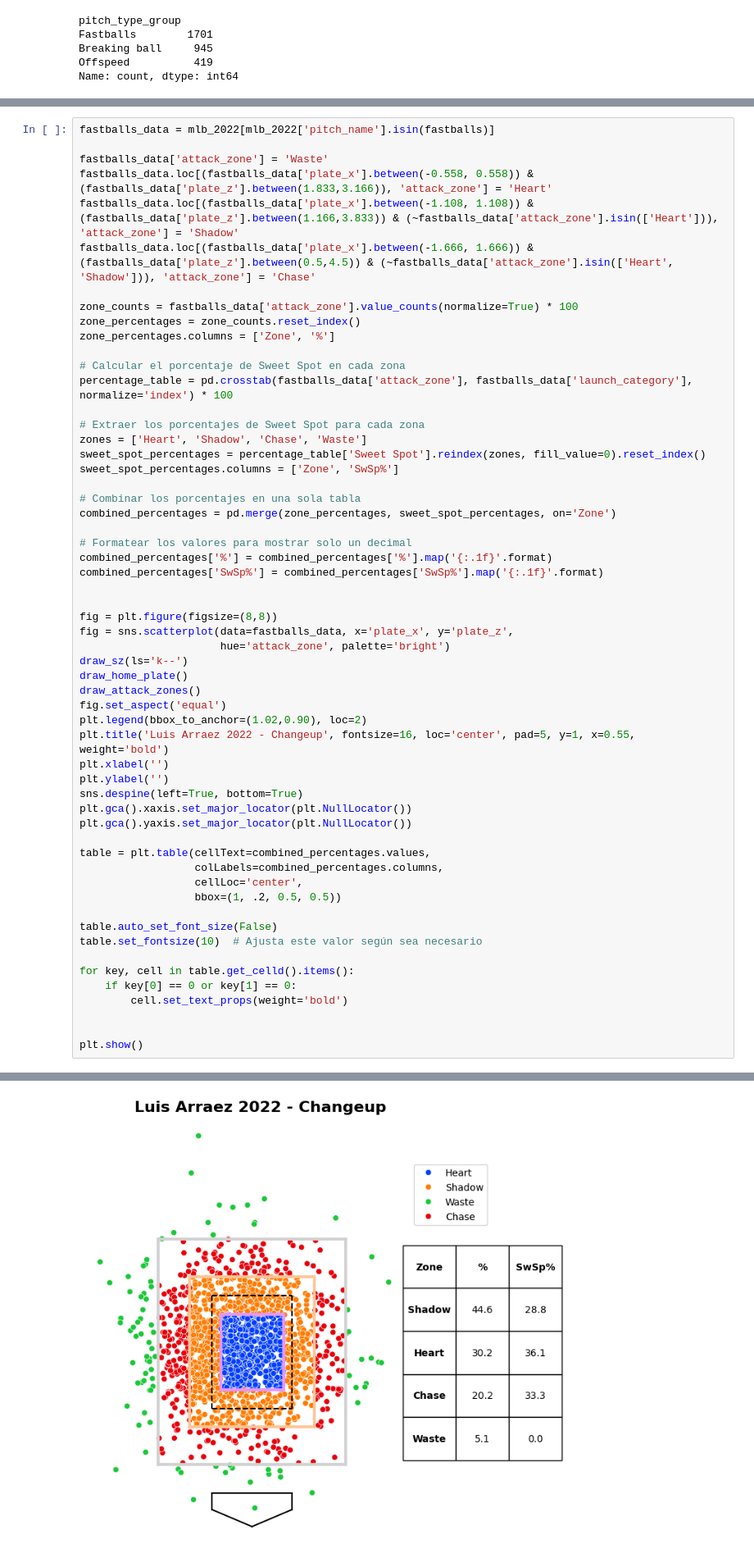
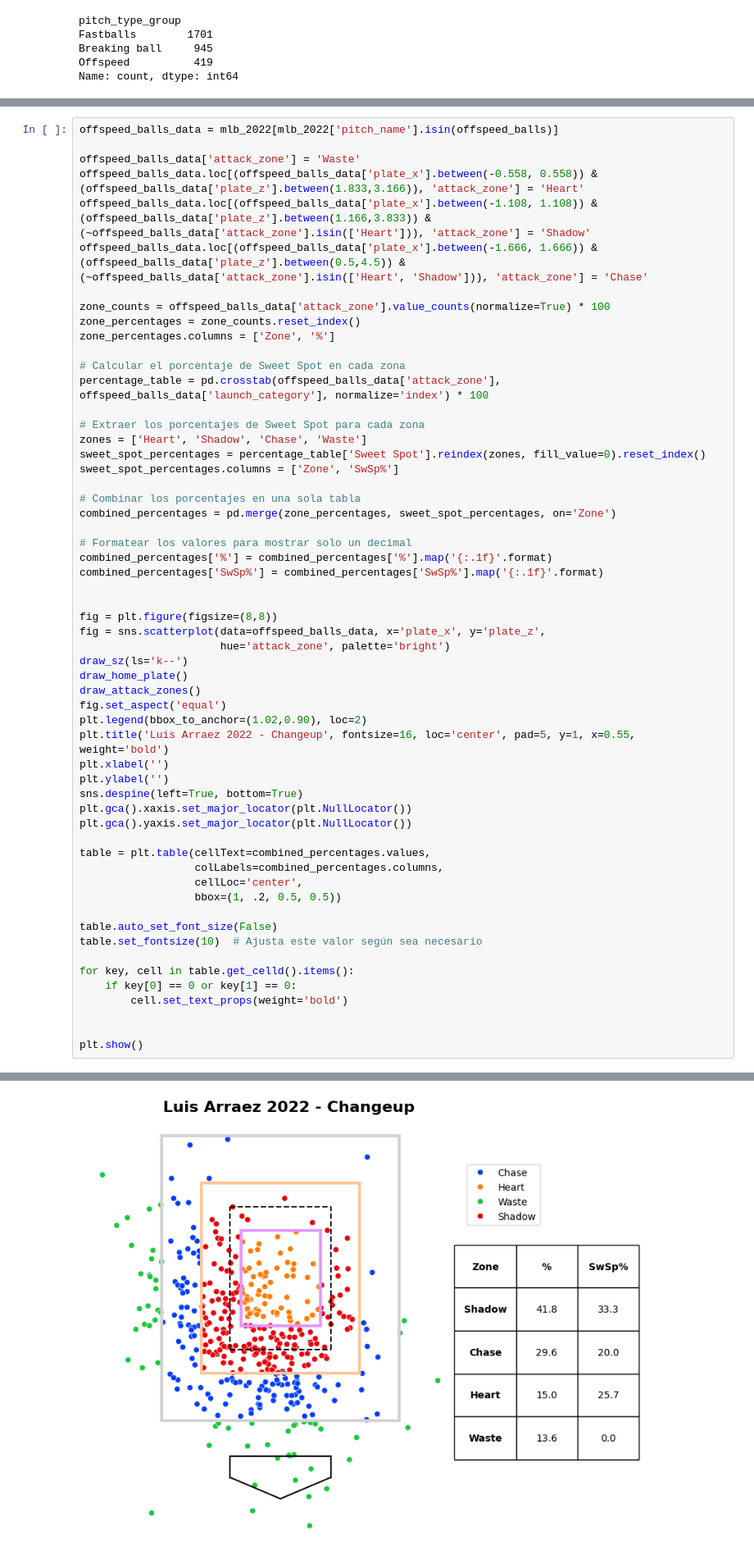
Before and after one commit to eme-eleuce/baseball-2022, a Jupyter notebook: arraez-22.23.ipynb, the cells around one changed output, grey strips where cells are left out. Shown: that part at 82% size. Saved outputs shown, nothing was run; the diff lists cells and outputs as text.

```diff
--- a/arraez-22.23.ipynb
+++ b/arraez-22.23.ipynb
@@ -311,19 +311,19 @@ def draw_attack_zones():
   plt.plot([1.666, 1.666], [0.5,4.5], color=(209/255, 209/255, 209/255), ls='-', lw=3)
   plt.plot([-1.666, 1.666], [4.5,4.5], color=(209/255, 209/255, 209/255), ls='-', lw=3)
 # %%
-fastballs_data = mlb_2022[mlb_2022['pitch_name'].isin(fastballs)]
+offspeed_balls_data = mlb_2022[mlb_2022['pitch_name'].isin(offspeed_balls)]
 
-fastballs_data['attack_zone'] = 'Waste'
-fastballs_data.loc[(fastballs_data['plate_x'].between(-0.558, 0.558)) & (fastballs_data['plate_z'].between(1.833,3.166)), 'attack_zone'] = 'Heart'
-fastballs_data.loc[(fastballs_data['plate_x'].between(-1.108, 1.108)) & (fastballs_data['plate_z'].between(1.166,3.833)) & (~fastballs_data['attack_zone'].isin(['Heart'])), 'attack_zone'] = 'Shadow'
-fastballs_data.loc[(fastballs_data['plate_x'].between(-1.666, 1.666)) & (fastballs_data['plate_z'].between(0.5,4.5)) & (~fastballs_data['attack_zone'].isin(['Heart', 'Shadow'])), 'attack_zone'] = 'Chase'
+offspeed_balls_data['attack_zone'] = 'Waste'
+offspeed_balls_data.loc[(offspeed_balls_data['plate_x'].between(-0.558, 0.558)) & (offspeed_balls_data['plate_z'].between(1.833,3.166)), 'attack_zone'] = 'Heart'
+offspeed_balls_data.loc[(offspeed_balls_data['plate_x'].between(-1.108, 1.108)) & (offspeed_balls_data['plate_z'].between(1.166,3.833)) & (~offspeed_balls_data['attack_zone'].isin(['Heart'])), 'attack_zone'] = 'Shadow'
+offspeed_balls_data.loc[(offspeed_balls_data['plate_x'].between(-1.666, 1.666)) & (offspeed_balls_data['plate_z'].between(0.5,4.5)) & (~offspeed_balls_data['attack_zone'].isin(['Heart', 'Shadow'])), 'attack_zone'] = 'Chase'
 
-zone_counts = fastballs_data['attack_zone'].value_counts(normalize=True) * 100
+zone_counts = offspeed_balls_data['attack_zone'].value_counts(normalize=True) * 100
 zone_percentages = zone_counts.reset_index()
 zone_percentages.columns = ['Zone', '%']
 
 # Calcular el porcentaje de Sweet Spot en cada zona
-percentage_table = pd.crosstab(fastballs_data['attack_zone'], fastballs_data['launch_category'], normalize='index') * 100
+percentage_table = pd.crosstab(offspeed_balls_data['attack_zone'], offspeed_balls_data['launch_category'], normalize='index') * 100
 
 # Extraer los porcentajes de Sweet Spot para cada zona
 zones = ['Heart', 'Shadow', 'Chase', 'Waste']
@@ -339,7 +339,7 @@ combined_percentages['SwSp%'] = combined_percentages['SwSp%'].map('{:.1f}'.forma
 
 
 fig = plt.figure(figsize=(8,8))
-fig = sns.scatterplot(data=fastballs_data, x='plate_x', y='plate_z',
+fig = sns.scatterplot(data=offspeed_balls_data, x='plate_x', y='plate_z',
                       hue='attack_zone', palette='bright')
 draw_sz(ls='k--')
 draw_home_plate()
@@ -376,2 +376,2 @@ See the caveats in the documentation: https://pandas.pydata.org/pandas-docs/stab
-[figure, old version]
+[figure, new version]
 # %%
```
Also changed, not shown: parts of 6 cells of this notebook, 9 other files.
